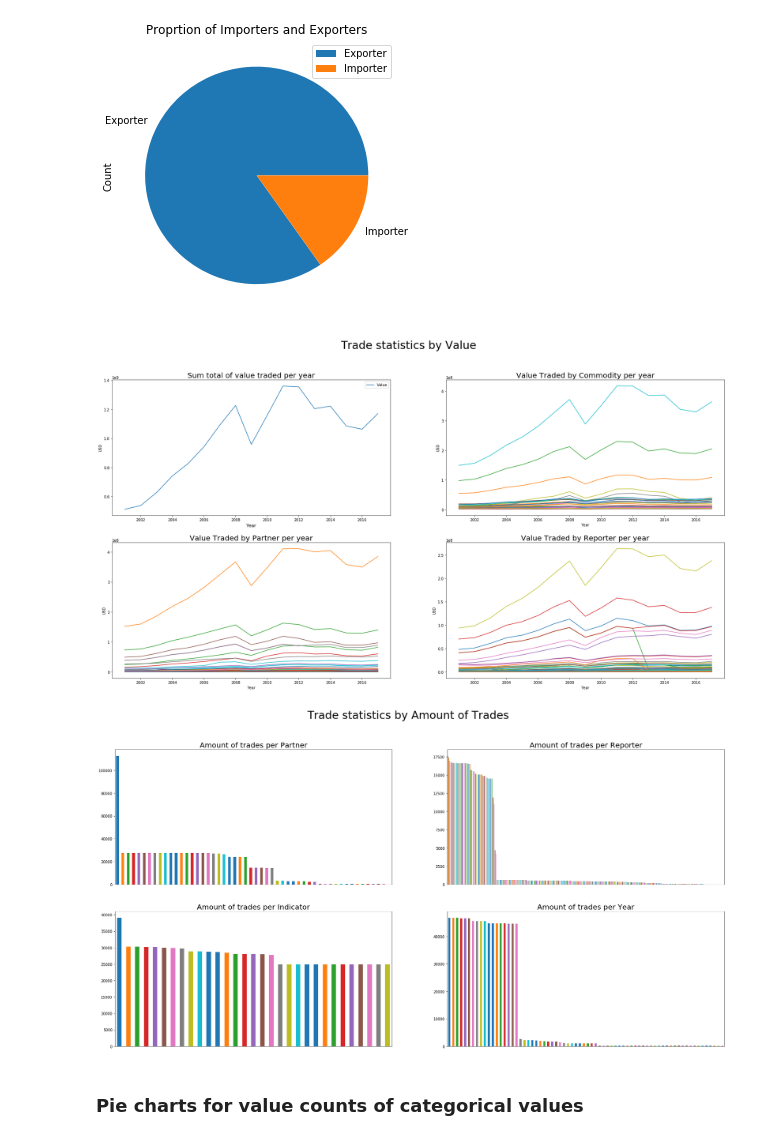
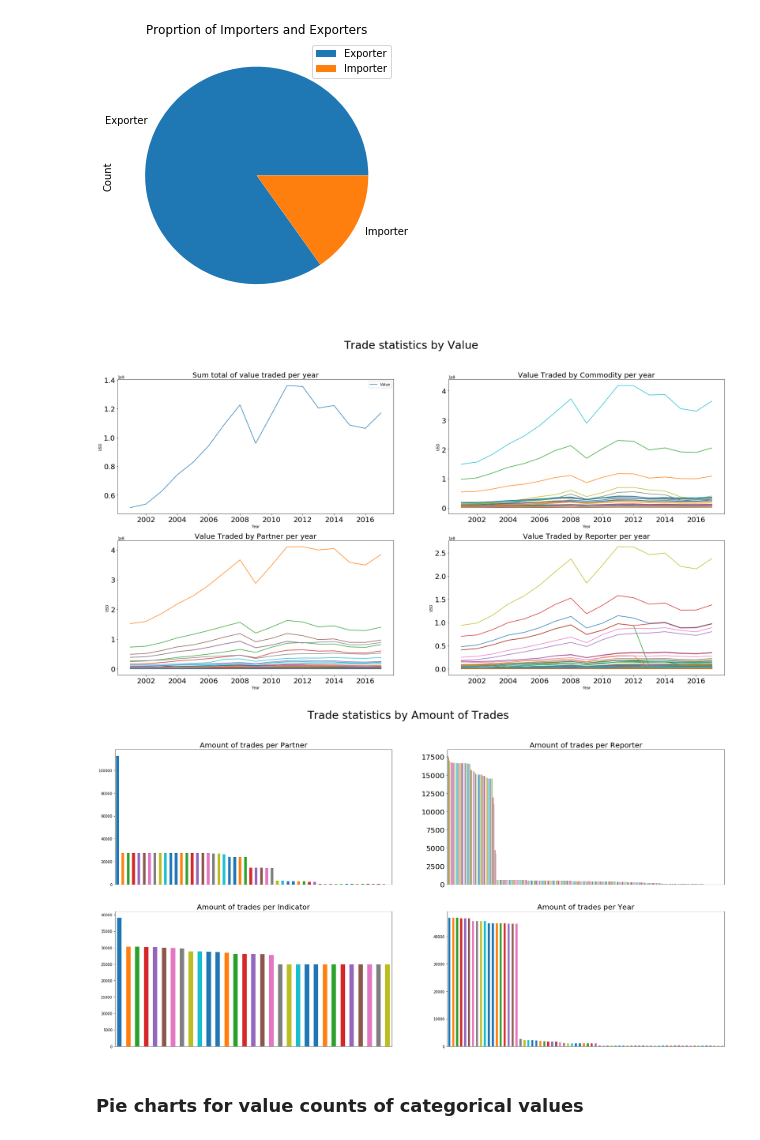
Before and after one commit to gbaasch/data_mining, a Jupyter notebook: eda.ipynb, the cells around one changed output. Saved outputs shown, nothing was run; the diff lists cells and outputs as text; code cells hidden in the pictures.

```diff
--- a/eda.ipynb
+++ b/eda.ipynb
@@ -45,24 +45,24 @@ def plot_trade_stats_by_value(exports_df):
 
     # plot data
     fig, axes = plt.subplots(2, 2, figsize=(30, 15))
-    grouped_by_year.plot(ax=axes[0, 0], title="Sum total of value traded per year");
+    grouped_by_year.plot(ax=axes[0, 0], title="Sum total of value traded per year", fontsize=20);
     axes[0, 0].set_ylabel("USD");
     axes[0, 0].title.set_size(20)
 #     axes[0, 0].set_xlabel('Year', fontsize='large')
 #     plt.ylabel(fontsize=16)
 
     grouped_by_year_merch['Value'].unstack().plot(
-        ax=axes[0, 1], legend=False, title='Value Traded by Commodity per year')
+        ax=axes[0, 1], legend=False, title='Value Traded by Commodity per year', fontsize=20)
     axes[0, 1].set_ylabel("USD");
     axes[0, 1].title.set_size(20)
 
     grouped_by_year_partner['Value'].unstack().plot(
-        ax=axes[1, 0], legend=False, title='Value Traded by Partner per year')
+        ax=axes[1, 0], legend=False, title='Value Traded by Partner per year', fontsize=20)
     axes[1, 0].set_ylabel("USD");
     axes[1, 0].title.set_size(20)
 
     grouped_by_year_reporter['Value'].unstack().plot(
-        ax=axes[1, 1], legend=False, title='Value Traded by Reporter per year');
+        ax=axes[1, 1], legend=False, title='Value Traded by Reporter per year', fontsize=20);
     axes[1, 1].set_ylabel("USD");
     axes[1, 1].title.set_size(20)
 
@@ -74,36 +74,36 @@ def plot_trade_stats_by_amnt_trades(exports_df, sub_title=''):
     fig, axes = plt.subplots(2, 2, figsize=(30, 15))
 
     exports_df['Partner_description'].value_counts().plot(
         ax=axes[0, 0], kind='bar', title='Amount of trades per Partner');
     axes[0, 0].get_xaxis().set_visible(False)
     axes[0, 0].title.set_size(20)
 
 
     exports_df['Reporter_description'].value_counts().plot(
-        ax=axes[0, 1], kind='bar', title='Amount of trades per Reporter');
+        ax=axes[0, 1], kind='bar', title='Amount of trades per Reporter', fontsize=20);
     axes[0, 1].get_xaxis().set_visible(False)
     axes[0, 1].title.set_size(20)
 
     exports_df['Indicator_description'].value_counts().plot(
         ax=axes[1, 0], kind='bar', title='Amount of trades per Indicator');
     axes[1, 0].get_xaxis().set_visible(False)
     axes[1, 0].title.set_size(20)
 
     exports_df['Year'].value_counts().plot(
         ax=axes[1, 1], kind='bar', title='Amount of trades per Year');
     axes[1, 1].get_xaxis().set_visible(False)
     axes[1, 1].title.set_size(20)
 
     plt.suptitle("Trade statistics by Amount of Trades " + sub_title, fontsize=30);
     plt.show()
 
 
 plot_trade_stats_by_value(exports_df)
 plot_trade_stats_by_amnt_trades(exports_df)
 # plot_trade_stats_by_amnt_trades(exports_df[exports_df['Year'] > 2000], 'After 2000') # didn't seem interesting
 # %% [output]
-[figure, old version]
+[figure, new version]
-[figure, old version]
+[figure, new version]
 # %% [markdown]
 ### Pie charts for value counts of categorical values
 # %%
```
Also changed, not shown: parts of 4 cells of this notebook, 9 other files.
